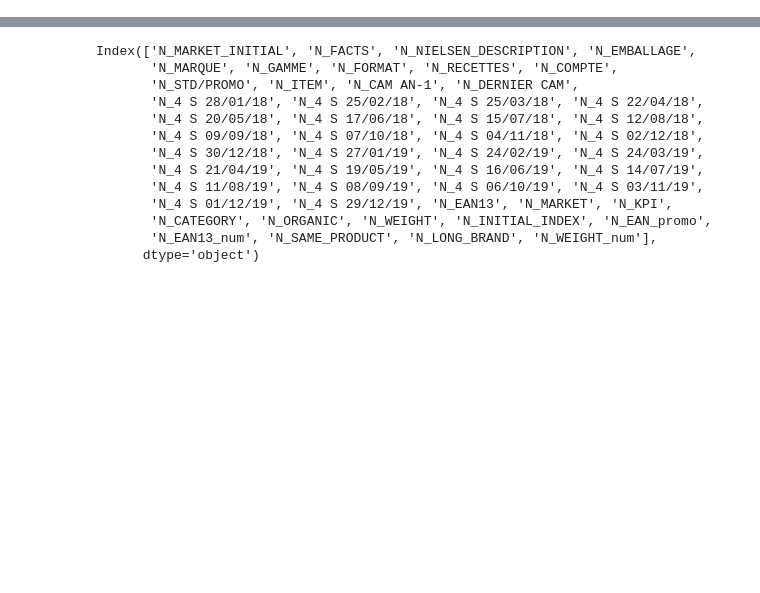
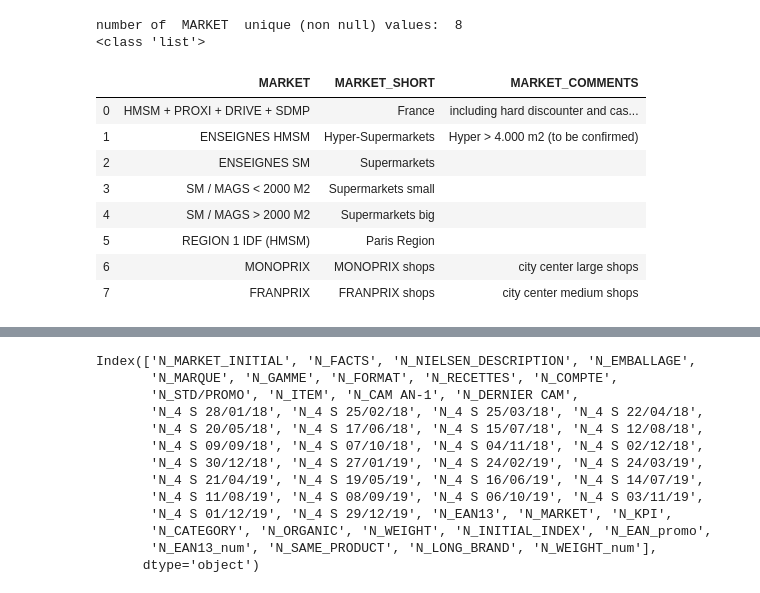
Before and after one commit to alex-toy/italians_do_it_better, a Jupyter notebook: Fusion_N_O.ipynb, the cells around one changed output, grey strips where cells are left out. Cells and saved outputs as stored; diff of their text form; code cells hidden in the pictures; blank space fills up the shorter version.

```diff
--- a/Fusion_N_O.ipynb
+++ b/Fusion_N_O.ipynb
@@ -61,0 +117,20 @@ df_N_ALL['EAN13'][0]
+# %%
+# list of all the markets
+MARKET_U = pd.DataFrame(unique_clean(df_N_ALL,'MARKET',pr=0), columns =['MARKET'])
+market_short = ['France','Hyper-Supermarkets','Supermarkets','Supermarkets small','Supermarkets big','Paris Region','MONOPRIX shops','FRANPRIX shops']
+MARKET_U['MARKET_SHORT']=market_short
+comments=['including hard discounter and cash & carry','Hyper > 4.000 m2 (to be confirmed)','','', '','','city center large shops','city center medium shops']
+MARKET_U['MARKET_COMMENTS'] = comments
+MARKET_U
+# %% [output]
+number of  MARKET  unique (non null) values:  8
+<class 'list'>
+|  | MARKET | MARKET_SHORT | MARKET_COMMENTS |
+| 0 | HMSM + PROXI + DRIVE + SDMP | France | including hard discounter and cas... |
+| 1 | ENSEIGNES HMSM | Hyper-Supermarkets | Hyper > 4.000 m2 (to be confirmed) |
+| 2 | ENSEIGNES SM | Supermarkets |  |
+| 3 | SM / MAGS < 2000 M2 | Supermarkets small |  |
+| 4 | SM / MAGS > 2000 M2 | Supermarkets big |  |
+| 5 | REGION 1 IDF (HMSM) | Paris Region |  |
+| 6 | MONOPRIX | MONOPRIX shops | city center large shops |
+| 7 | FRANPRIX | FRANPRIX shops | city center medium shops |
```
Also changed, not shown: parts of 31 cells of this notebook.
